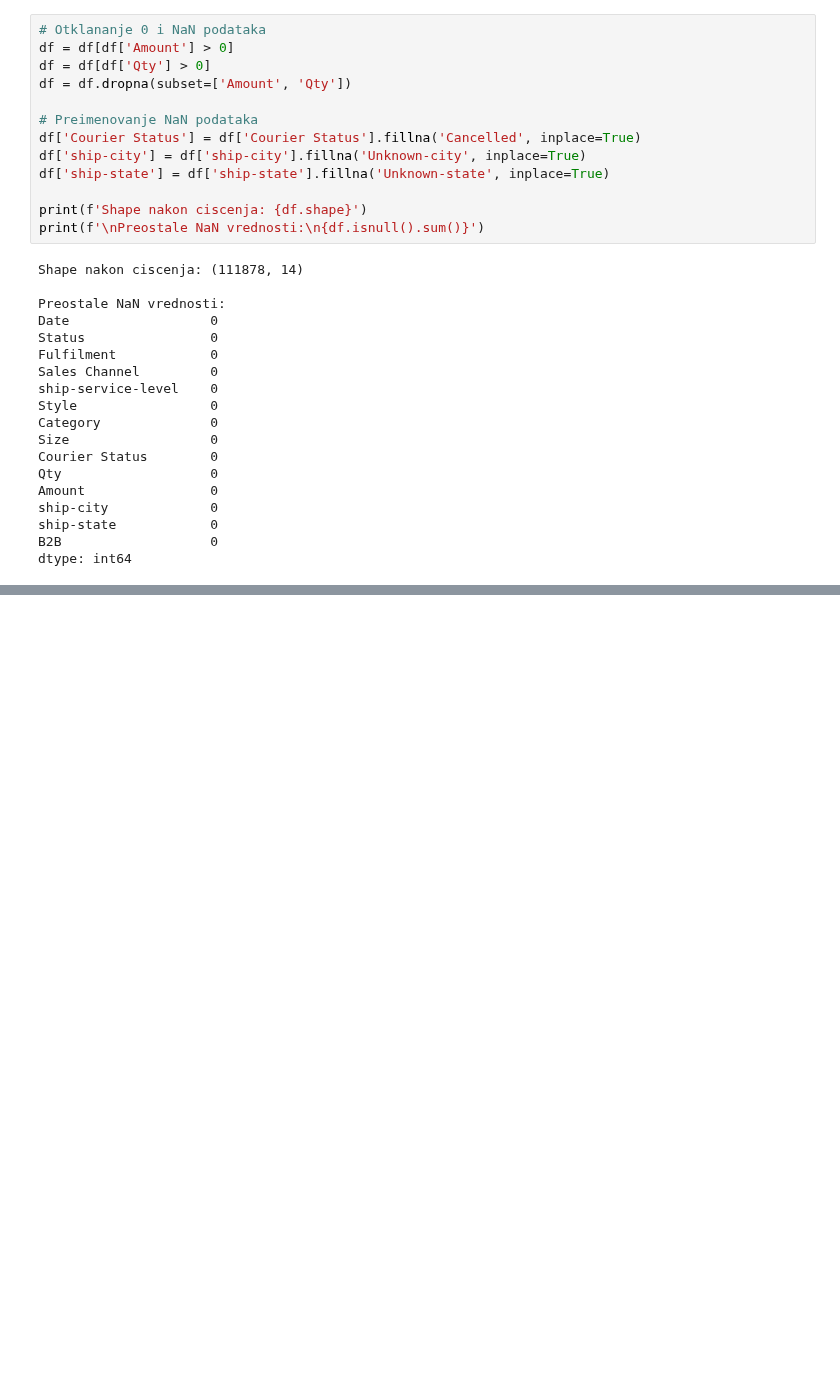
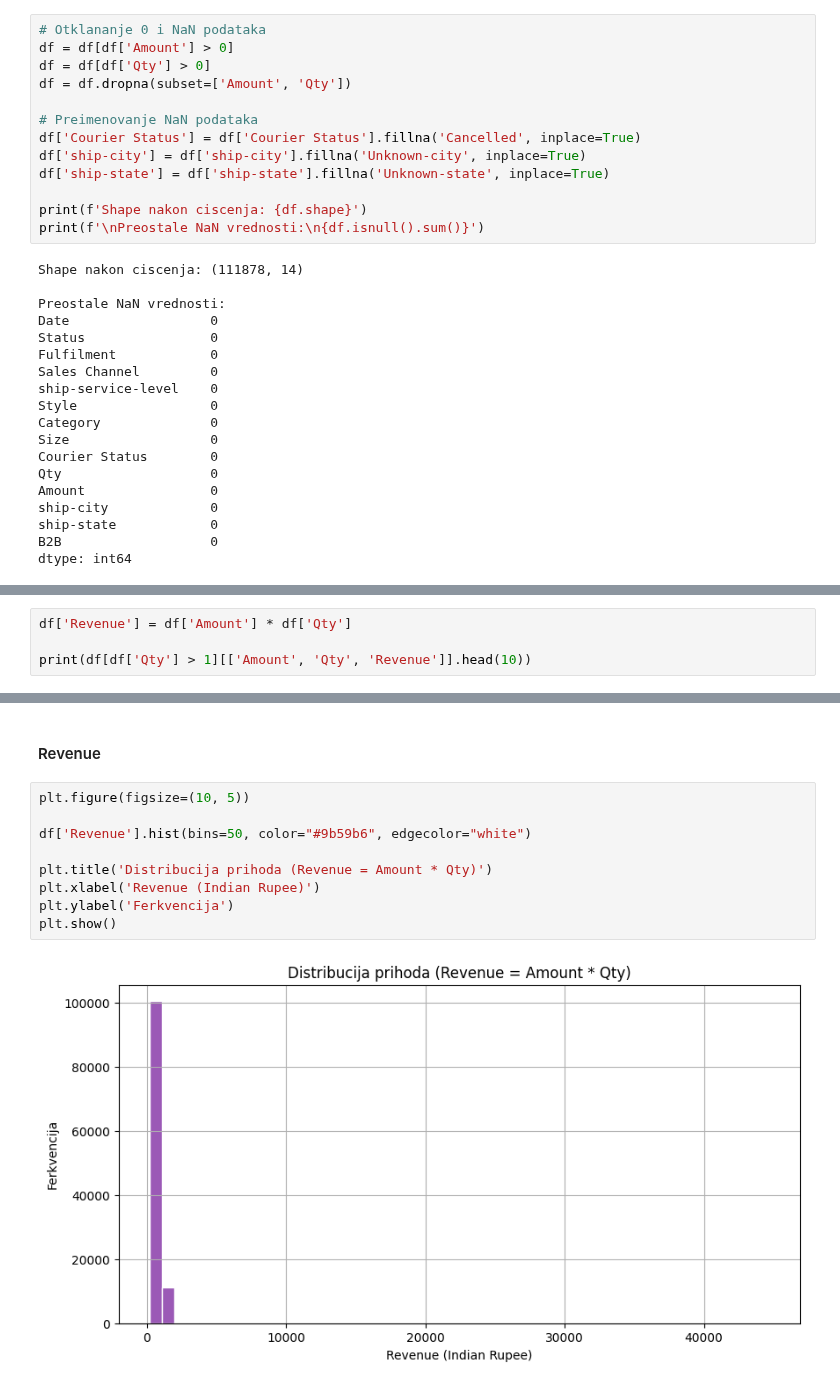
Before and after one commit to alxcek/mas-ai, a Jupyter notebook: machine_learning/02_e_commerce_sales_data/clustering.ipynb, the cells around one changed output, grey strips where cells are left out. Drawn from its saved outputs; the diff is of its cells as text; blank space fills up the shorter version.

```diff
--- a/machine_learning/02_e_commerce_sales_data/clustering.ipynb
+++ b/machine_learning/02_e_commerce_sales_data/clustering.ipynb
@@ -192,0 +219,4 @@ df['Date'] = pd.to_datetime(df['Date'])
+# %%
+df['Revenue'] = df['Amount'] * df['Qty']
+
+print(df[df['Qty'] > 1][['Amount', 'Qty', 'Revenue']].head(10))
@@ -192,0 +235,13 @@ df['Date'] = pd.to_datetime(df['Date'])
+# %% [markdown]
+#### Revenue
+# %%
+plt.figure(figsize=(10, 5))
+
+df['Revenue'].hist(bins=50, color="#9b59b6", edgecolor="white")
+
+plt.title('Distribucija prihoda (Revenue = Amount * Qty)')
+plt.xlabel('Revenue (Indian Rupee)')
+plt.ylabel('Ferkvencija')
+plt.show()
+# %% [output]
+[figure, added]
```
Also changed, not shown: parts of 18 cells of this notebook.
